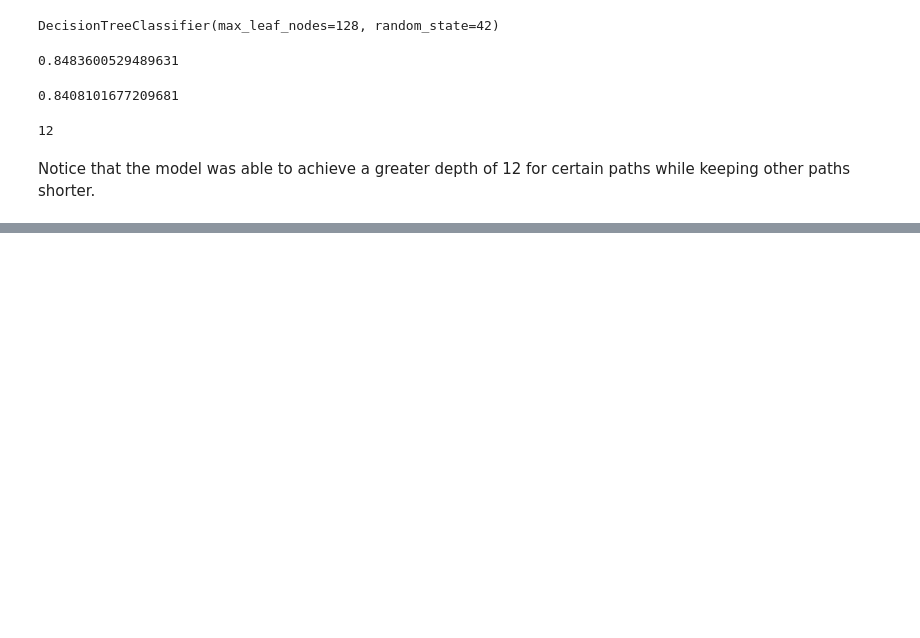
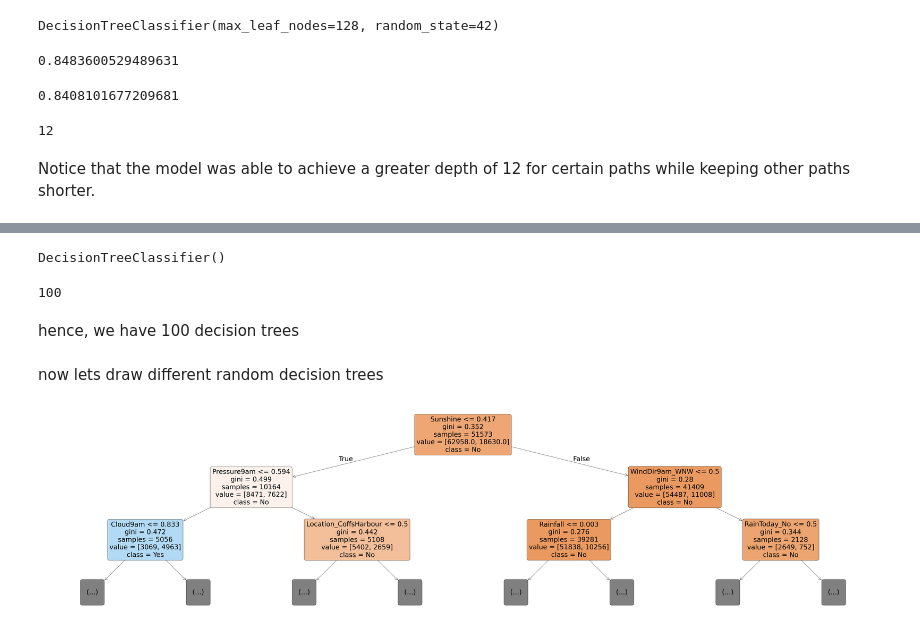
Before and after one commit to 404saugat404/sklearn, a Jupyter notebook: Decision Trees and Random Forests/dt_rf.ipynb, the cells around one changed output, grey strips where cells are left out. Saved outputs shown, nothing was run; the diff lists cells and outputs as text; code cells hidden in the pictures; blank space fills up the shorter version.

Commit message:
random forest done😌😌

```diff
--- a/Decision Trees and Random Forests/dt_rf.ipynb
+++ b/Decision Trees and Random Forests/dt_rf.ipynb
@@ -689,0 +696,4 @@ Notice that the model was able to achieve a greater depth of 12 for certain path
+# %%
+from sklearn.ensemble import RandomForestClassifier
+model=RandomForestClassifier(n_jobs=-1,random_state=42)
+model.fit(x_train,train_target)
@@ -689,0 +726,18 @@ Notice that the model was able to achieve a greater depth of 12 for certain path
+# %%
+#lets check how many decision trees we have
+model.estimator_
+# %% [output]
+DecisionTreeClassifier()
+# %%
+len(model.estimators_)
+# %% [output]
+100
+# %% [markdown]
+hence, we have 100 decision trees
+# %% [markdown]
+now lets draw different random decision trees
+# %%
+plt.figure(figsize=(80,20))
+plot_tree(model.estimators_[0], max_depth=2, feature_names=x_train.columns, filled=True, rounded=True, class_names=model.classes_);
+# %% [output]
+[figure, added]
```
Also changed, not shown: parts of 14 cells of this notebook.
